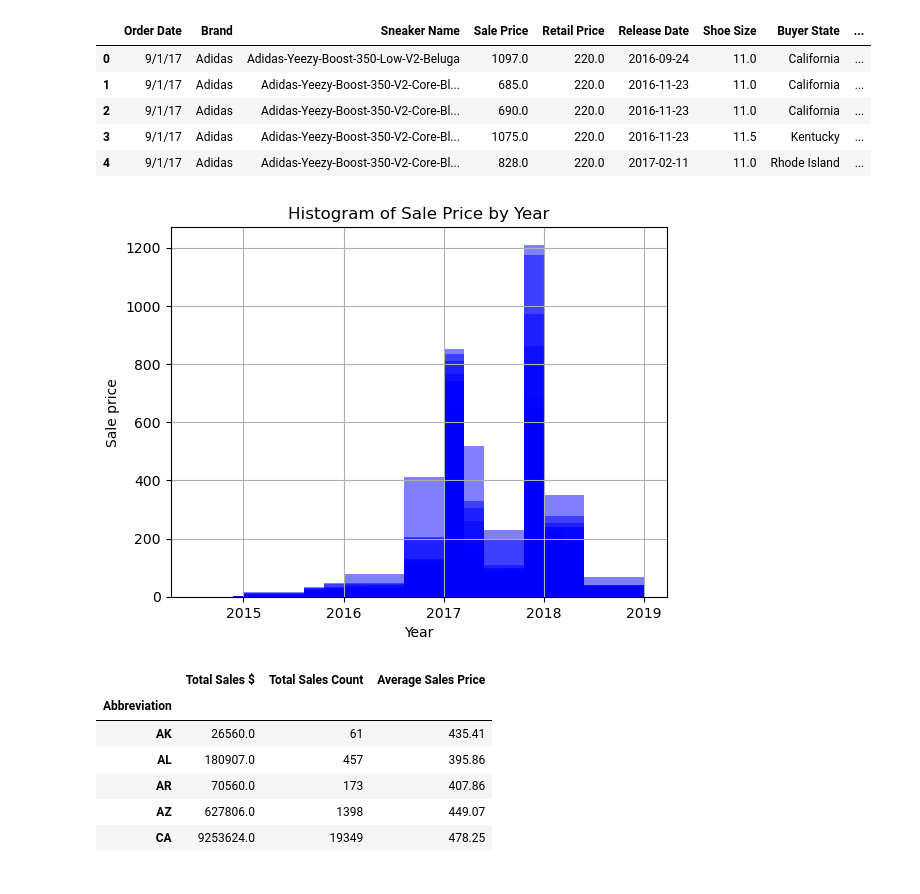
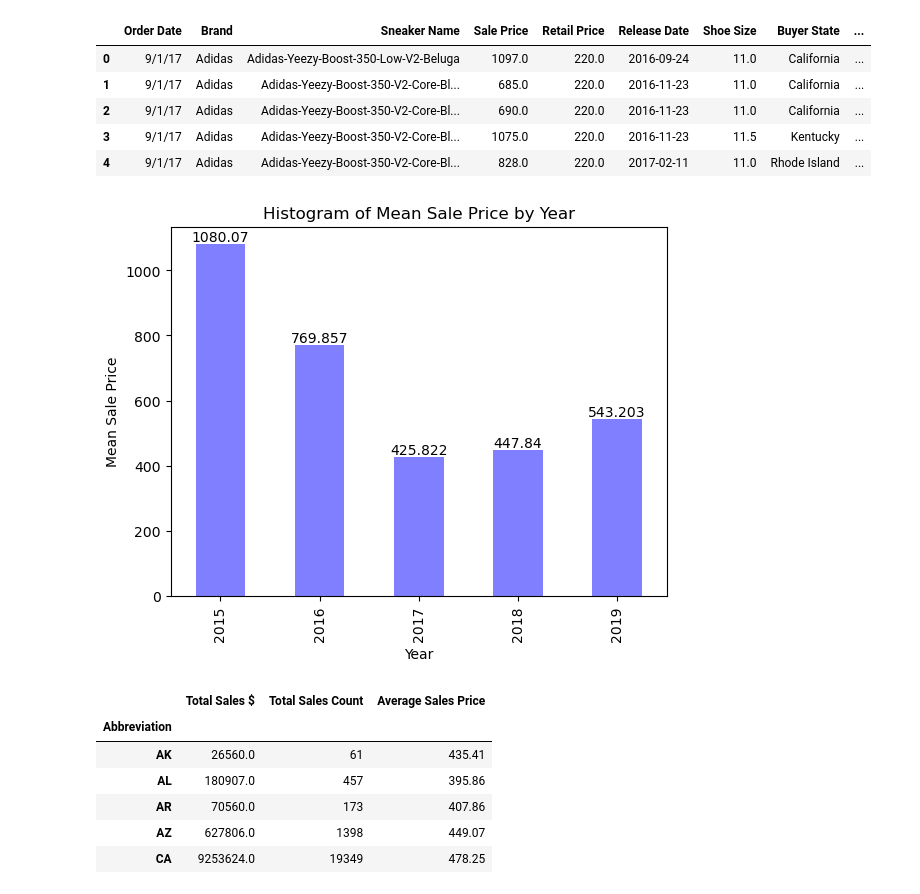
Before and after one commit to melissaa06/SNKRS_R_US, a Jupyter notebook: SneakerPy.ipynb, the cells around one changed output. Saved outputs shown, nothing was run; the diff lists cells and outputs as text; code cells hidden in the pictures.

```diff
--- a/SneakerPy.ipynb
+++ b/SneakerPy.ipynb
@@ -73,3 +78,15 @@ sneaker_data.head()
 | 2 | 9/1/17 | Adidas | Adidas-Yeezy-Boost-350-V2-Core-Bl... | 690.0 | 220.0 | 11/23/16 | 11.0 | California | ... |
 | 3 | 9/1/17 | Adidas | Adidas-Yeezy-Boost-350-V2-Core-Bl... | 1075.0 | 220.0 | 11/23/16 | 11.5 | Kentucky | ... |
 | 4 | 9/1/17 | Adidas | Adidas-Yeezy-Boost-350-V2-Core-Bl... | 828.0 | 220.0 | 2/11/17 | 11.0 | Rhode Island | ... |
+# %%
+#Bar chart grouped by region and display mean ROI
+grouped_sneaker_name = sneaker_data.groupby('Region')[['Retail Price','Sale Price', 'ROI']].mean()
+ax = grouped_sneaker_name.plot(kind='bar', figsize=(10,10))
+plt.title('Sale & Retail Price vs ROI')
+plt.xlabel('Region')
+
+# Labels for each bar graph
+for container in ax.containers:
+    ax.bar_label(container)
+
+plt.show()
@@ -76,11 +95,16 @@ sneaker_data.head()
 # %%
-#Bar chart grouped by region and display mean ROI
-grouped_sneaker_name = sneaker_data.groupby('Region')[['Retail Price','Sale Price', 'ROI']].mean()
+#Bar chart grouped by brand and display mean ROI
+grouped_sneaker_name = sneaker_data.groupby('Brand')[['Retail Price','Sale Price', 'ROI']].mean()
 plt.figure(figsize=(40,40))
-grouped_sneaker_name.plot(kind='bar')
+ax = grouped_sneaker_name.plot(kind='bar')
 plt.title('Sale & Retial Price vs ROI')
 #plt.ylabel('Dollars')
-plt.xlabel('Region')
+plt.xlabel('Sneaker Brand')
+
+# Labels for each bar graph
+for container in ax.containers:
+    ax.bar_label(container)
+
 plt.show()
 # %% [output]
 <Figure size 4000x4000 with 0 Axes>
@@ -154,19 +166,23 @@ Could not infer format, so each element will be parsed individually, falling bac
 | 3 | 9/1/17 | Adidas | Adidas-Yeezy-Boost-350-V2-Core-Bl... | 1075.0 | 220.0 | 2016-11-23 | 11.5 | Kentucky | ... |
 | 4 | 9/1/17 | Adidas | Adidas-Yeezy-Boost-350-V2-Core-Bl... | 828.0 | 220.0 | 2017-02-11 | 11.0 | Rhode Island | ... |
 # %%
-# Group function by sale price and year
-grouped_sale_year = sneaker_data.groupby('Sale Price')['Year']
+# Group function by year and calculate mean sale price
+grouped_sale_year = sneaker_data.groupby('Year')['Sale Price'].mean()
 
-# Plotting the histograph by the year column created previously
+# Plotting the histogram
 fig, ax = plt.subplots()
-for label, df in grouped_sale_year:
-    df.hist(label=label, ax=ax, alpha=0.5, bins=5, color='b')
+grouped_sale_year.plot(kind='bar', ax=ax, alpha=0.5, color='b')
 plt.xlabel('Year')
-plt.ylabel('Sale price')
-plt.title('Histogram of Sale Price by Year')
+plt.ylabel('Mean Sale Price')
+plt.title('Histogram of Mean Sale Price by Year')
+
+# Add labels on top of each bar
+for container in ax.containers:
+    ax.bar_label(container)
+
 plt.show()
 # %% [output]
-[figure, old version]
+[figure, new version]
 # %%
 # group states by sale price and count of sales
 statedata = sneaker_data.drop(['Order Date', 'Brand', 'Sneaker Name', 'Release Date', 'Shoe Size', 'Year', 'Price Difference'], axis=1)
```
Also changed, not shown: parts of 6 cells of this notebook.
